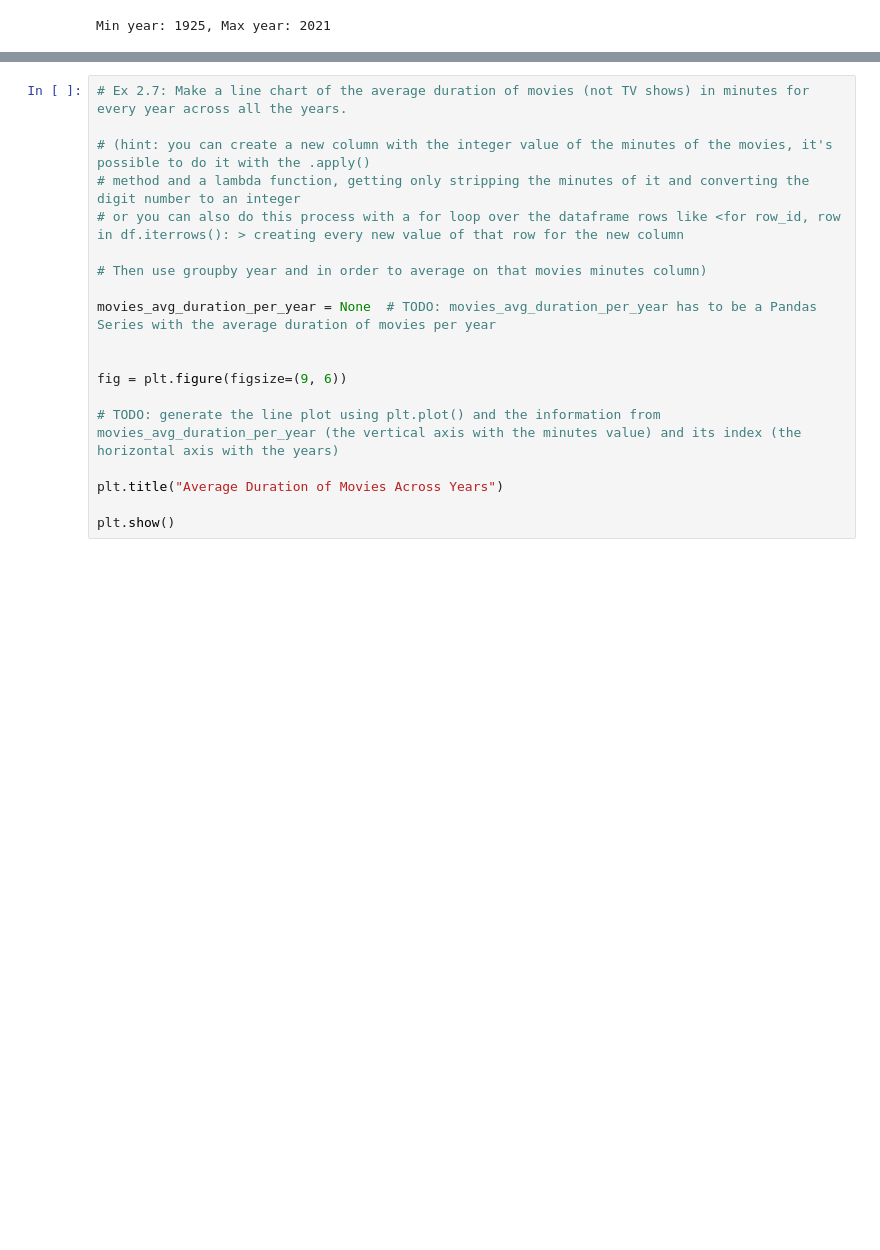
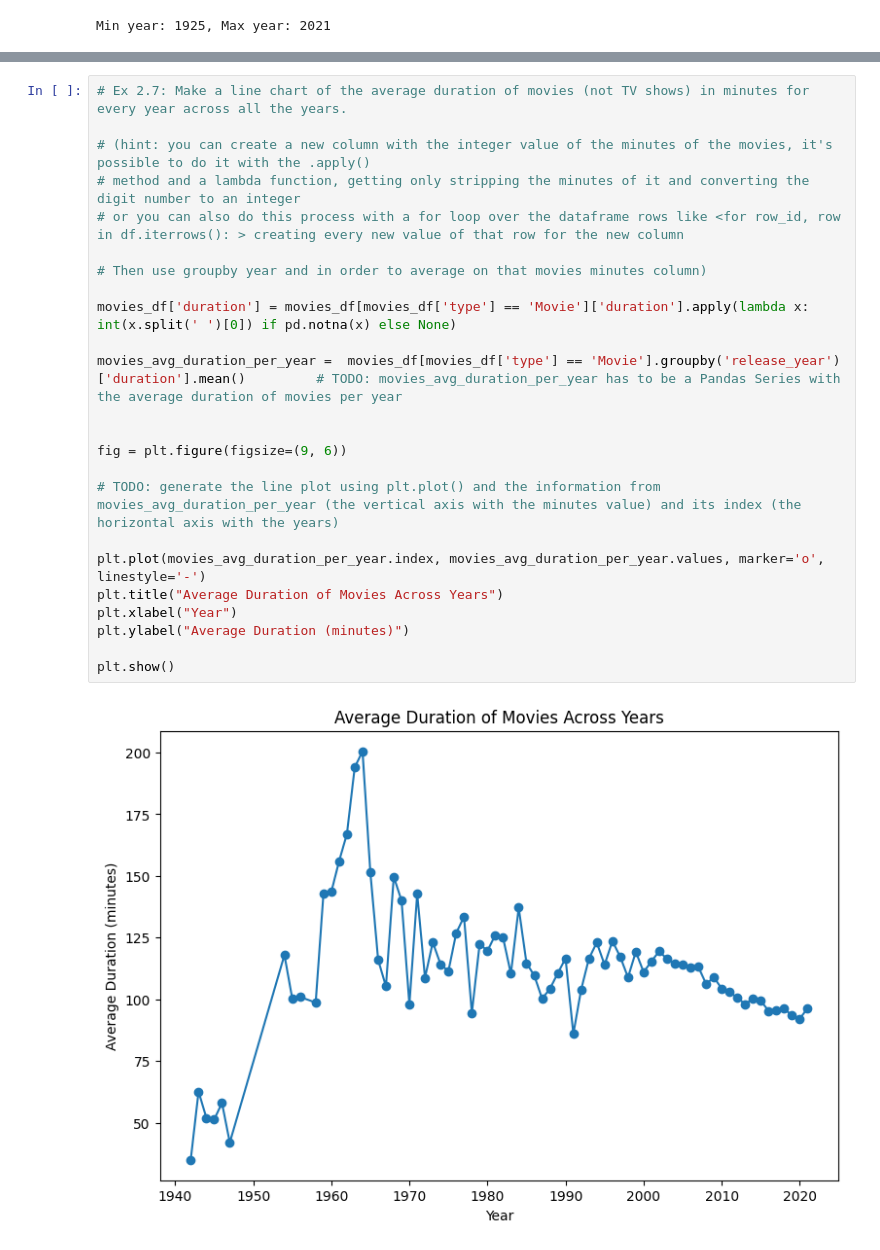
Before and after one commit to enricd/eae_ipld_project, a Jupyter notebook: development/02_netflix_data_analysis.ipynb, the cells around one changed output, grey strips where cells are left out. Cells and saved outputs as stored; diff of their text form; blank space fills up the shorter version.

```diff
--- a/development/02_netflix_data_analysis.ipynb
+++ b/development/02_netflix_data_analysis.ipynb
@@ -106,19 +138,26 @@ plt.show()
 # %%
 # Ex 2.7: Make a line chart of the average duration of movies (not TV shows) in minutes for every year across all the years.
 
 # (hint: you can create a new column with the integer value of the minutes of the movies, it's possible to do it with the .apply()
 # method and a lambda function, getting only stripping the minutes of it and converting the digit number to an integer
 # or you can also do this process with a for loop over the dataframe rows like <for row_id, row in df.iterrows(): > creating every new value of that row for the new column
 
 # Then use groupby year and in order to average on that movies minutes column)
 
-movies_avg_duration_per_year = None  # TODO: movies_avg_duration_per_year has to be a Pandas Series with the average duration of movies per year
+movies_df['duration'] = movies_df[movies_df['type'] == 'Movie']['duration'].apply(lambda x: int(x.split(' ')[0]) if pd.notna(x) else None)
+
+movies_avg_duration_per_year =  movies_df[movies_df['type'] == 'Movie'].groupby('release_year')['duration'].mean()         # TODO: movies_avg_duration_per_year has to be a Pandas Series with the average duration of movies per year
 
 
 fig = plt.figure(figsize=(9, 6))
 
 # TODO: generate the line plot using plt.plot() and the information from movies_avg_duration_per_year (the vertical axis with the minutes value) and its index (the horizontal axis with the years)
 
+plt.plot(movies_avg_duration_per_year.index, movies_avg_duration_per_year.values, marker='o', linestyle='-')
 plt.title("Average Duration of Movies Across Years")
+plt.xlabel("Year")
+plt.ylabel("Average Duration (minutes)")
 
 plt.show()
+# %% [output]
+[figure, added]
```
Also changed, not shown: parts of 4 cells of this notebook, 1 other file.
